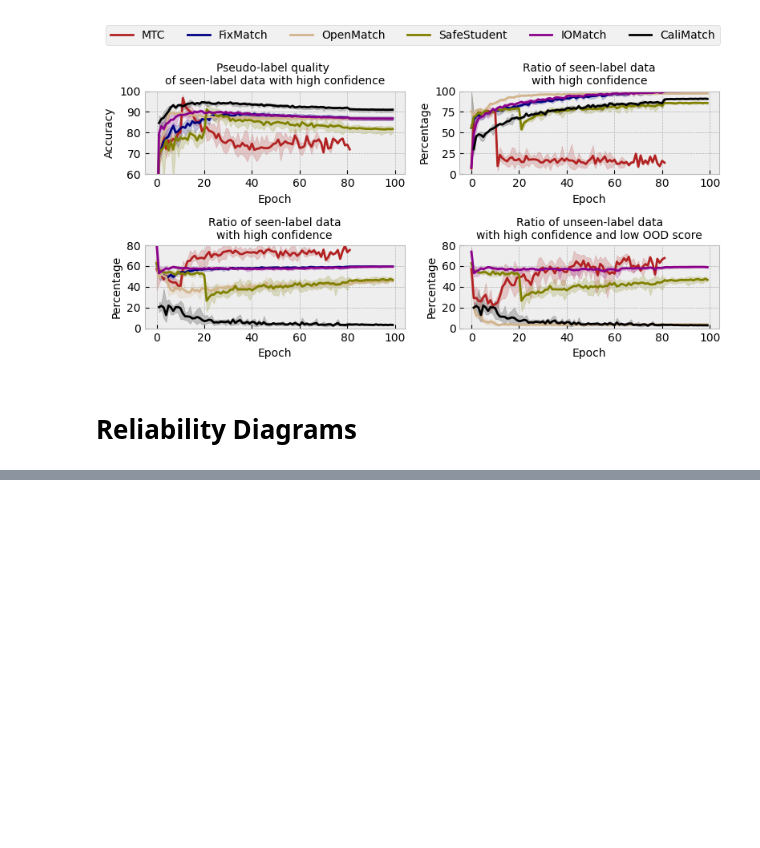
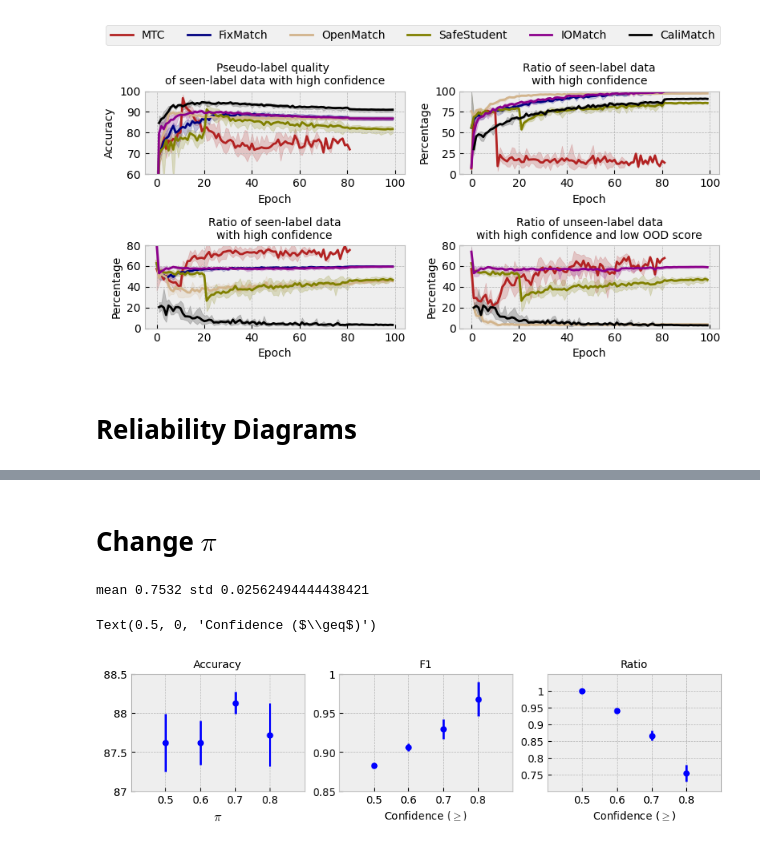
Before and after one commit to bogus215/SafeSSL-Calibration, a Jupyter notebook: jupyters/figure.ipynb, the cells around one changed output, grey strips where cells are left out. Drawn from its saved outputs; the diff is of its cells as text; code cells hidden in the pictures; blank space fills up the shorter version.

```diff
--- a/jupyters/figure.ipynb
+++ b/jupyters/figure.ipynb
@@ -1008,0 +1009,54 @@ for ax in fig.axes:
+# %% [markdown]
+# Change $\pi$
+# %%
+import matplotlib.pyplot as plt
+plt.style.use('bmh')
+
+fig, axes = plt.subplots(1,3, figsize=(10,2))
+
+axes[0].errorbar([0.5,0.6,0.7,0.8], [87.62,87.62,88.13,87.72], yerr=[0.366,0.279,0.145,0.401], fmt="o", markersize=5,c='blue')
+axes[0].set_xlim(0.4,0.9)
+axes[0].set_ylim(87,88.5)
+axes[0].set_xticks([0.5,0.6,0.7,0.8],[0.5,0.6,0.7,0.8],size=10)
+axes[0].set_yticks([87,87.5,88,88.5],[87,87.5,88,88.5],size=10)
+axes[0].set_title("Accuracy",size=10)
+axes[0].set_xlabel("$\pi$",size=12)
+
+A=[ "2024-04-13_13-53-56", "2024-04-20_16-38-39", "2024-04-20_19-15-18", "2024-04-20_21-51-57", "2024-04-21_00-28-36" ]
+
+B=[ "2024-04-17_10-25-16", "2024-04-18_02-04-11", "2024-04-18_17-43-29", "2024-04-19_09-23-26", "2024-04-20_01-01-03" ]
+B_1=[0.90323,0.90825,0.91362,0.89946,0.90580]
+
+C=[ "2024-04-17_15-38-37", "2024-04-18_07-18-26", "2024-04-18_22-58-02", "2024-04-19_14-37-06", "2024-04-20_06-14-41" ]
+C_1 = [0.91459,0.92315,0.94160,0.92098, 0.94687]
+
+D=[ "2024-04-17_20-51-37", "2024-04-18_12-32-13", "2024-04-19_04-12-29", "2024-04-19_19-50-26", "2024-04-20_11-28-05" ]
+D_1 = [0.95371,0.98850,0.97663,0.98756,0.93151]
+
+import numpy as np
+axes[1].errorbar([0.5,0.6,0.7,0.8], [0.883,np.mean(B_1),np.mean(C_1),np.mean(D_1)], yerr=[0.003,np.std(B_1),np.std(C_1),np.std(D_1)], fmt="o", markersize=5,c='blue')
+axes[1].set_xlim(0.4,0.9)
+axes[1].set_ylim(0.85,1)
+axes[1].set_xticks([0.5,0.6,0.7,0.8],[0.5,0.6,0.7,0.8],size=10)
+axes[1].set_yticks([0.85,0.90,0.95,1],[0.85,"0.90",0.95,1],size=10)
+axes[1].set_title("F1",size=10)
+axes[1].set_xlabel("Confidence ($\geq$)",size=10)
+
+import pickle
+result = []
+for _ in D:
+    with open(f"/workspace/Dropbox/D/personal_study/SafeSSL-Calibration/checkpoints/cifar10/Testing/wide28_2/Proposed/{_}/results.pickle",'rb') as f:
+        result.append(pickle.load(f)["selected"]/6000)
+print('mean',np.mean(result),'std',np.std(result))
+
+axes[2].errorbar([0.5,0.6,0.7,0.8], [1,0.9397,0.866,0.7532], yerr=[0,0.004,0.015,0.025], fmt="o", markersize=5,c='blue')
+axes[2].set_xlim(0.4,0.9)
+axes[2].set_ylim(0.70,1.05)
+axes[2].set_xticks([0.5,0.6,0.7,0.8],[0.5,0.6,0.7,0.8],size=10)
+axes[2].set_yticks([0.75,0.80,0.85,0.90,0.95,1],[0.75,0.80,0.85,0.90,0.95,1],size=10)
+axes[2].set_title("Ratio",size=10)
+axes[2].set_xlabel("Confidence ($\geq$)",size=10)
+# %% [output]
+mean 0.7532 std 0.02562494444438421
+Text(0.5, 0, 'Confidence ($\\geq$)')
+[figure, added]
```
Also changed, not shown: parts of 2 cells of this notebook, 4 other files.
